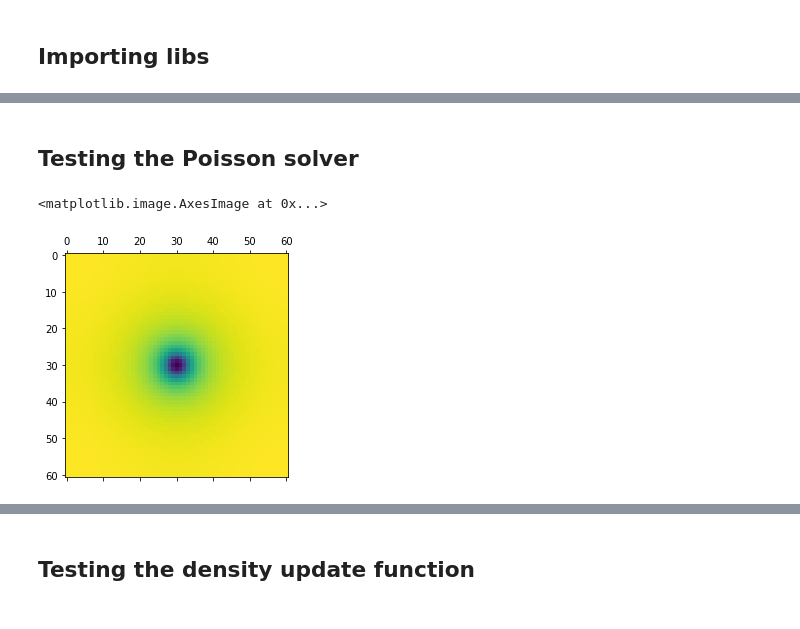
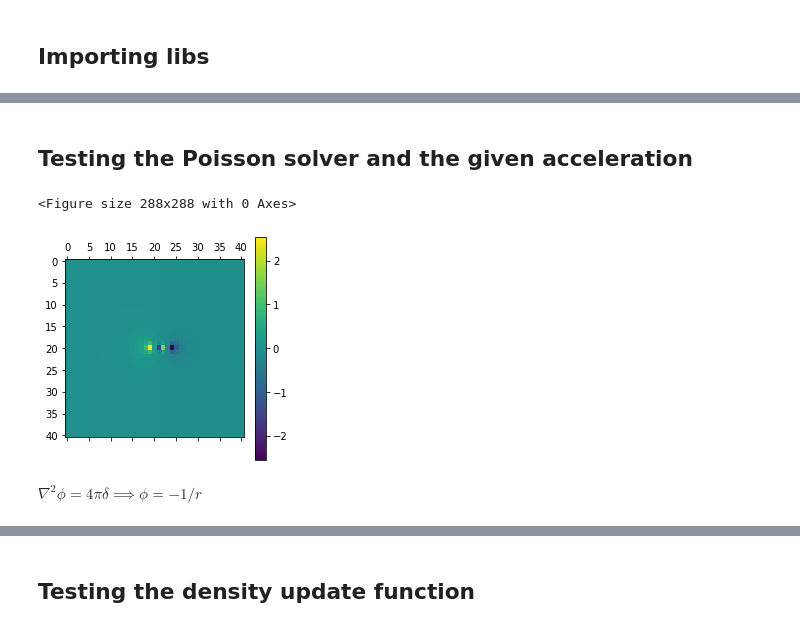
Before and after one commit to Alseidon/cdmsim, a Jupyter notebook: tests.ipynb, the cells around one changed output, grey strips where cells are left out. Drawn from its saved outputs; the diff is of its cells as text; code cells hidden in the pictures.

```diff
--- a/tests.ipynb
+++ b/tests.ipynb
@@ -9,22 +54,47 @@ om0 = 1
 # %% [markdown]
-## Testing the Poisson solver
+## Testing the Poisson solver and the given acceleration
 # %%
 import poisson_solver as ps
-i = 30
-n = 2 * i + 1
+mid = 20
+n = 2 * mid + 1
 r = 3
 delta = np.zeros((n,n,n))
-for a in range(-r, r+1):
-    for b in range(-r, r+1):
-        for c in range(-r, r+1):
-            if (a**2 + b**2 + c**2) < r**2:
-                delta[i+a,i+b,i+c] = 1
+#for a in range(-r, r+1):
+#    for b in range(-r, r+1):
+#        for c in range(-r, r+1):
+#            if (a**2 + b**2 + c**2) < r**2:
+#                delta[mid+a, mid+b, mid+c] = 1
+delta[mid, mid, mid] = 1
+delta[mid, mid, mid+3] = 1
 delta = fft.fftn(delta)
 L = np.shape(delta)[0]
 kx, ky, kz = fft.fftfreq(L), fft.fftfreq(L), fft.fftfreq(L)
 delta *= ps.G(kx, ky, kz, 1, 1)
 delta = fft.ifftn(delta).real
-plt.matshow(delta[i-1])
+
+
+def g(i,j,k, c, tab):
+    if c==0:
+        return (tab[(i+1)%n,j,k] - tab[(i-1)%n,j,k])/2
+    elif c==1:
+        return (tab[i,(j+1)%n,k] - tab[i,(j-1)%n,k])/2
+    return (tab[i,j,(k+1)%n] - tab[i,j,(k-1)%n])/2
+
+delta = - delta
+observer = mid
+acc = np.zeros((n,n))
+for j in range(n):
+    for k in range(n):
+        acc[j, k] = g(observer, j, k, 2, delta)
+
+
+plt.figure(figsize=plt.figaspect(1))
+#plt.matshow(delta[mid])
+plt.matshow(acc)
+plt.colorbar()
+plt.show()
 # %% [output]
-<matplotlib.image.AxesImage at 0x...>
+<Figure size 288x288 with 0 Axes>
-[figure, old version]
+[figure, new version]
+# %% [markdown]
+$\nabla^2 \phi = 4 \pi \delta \implies \phi = - 1 / r$
```
Also changed, not shown: parts of 20 cells of this notebook, 4 other files.
